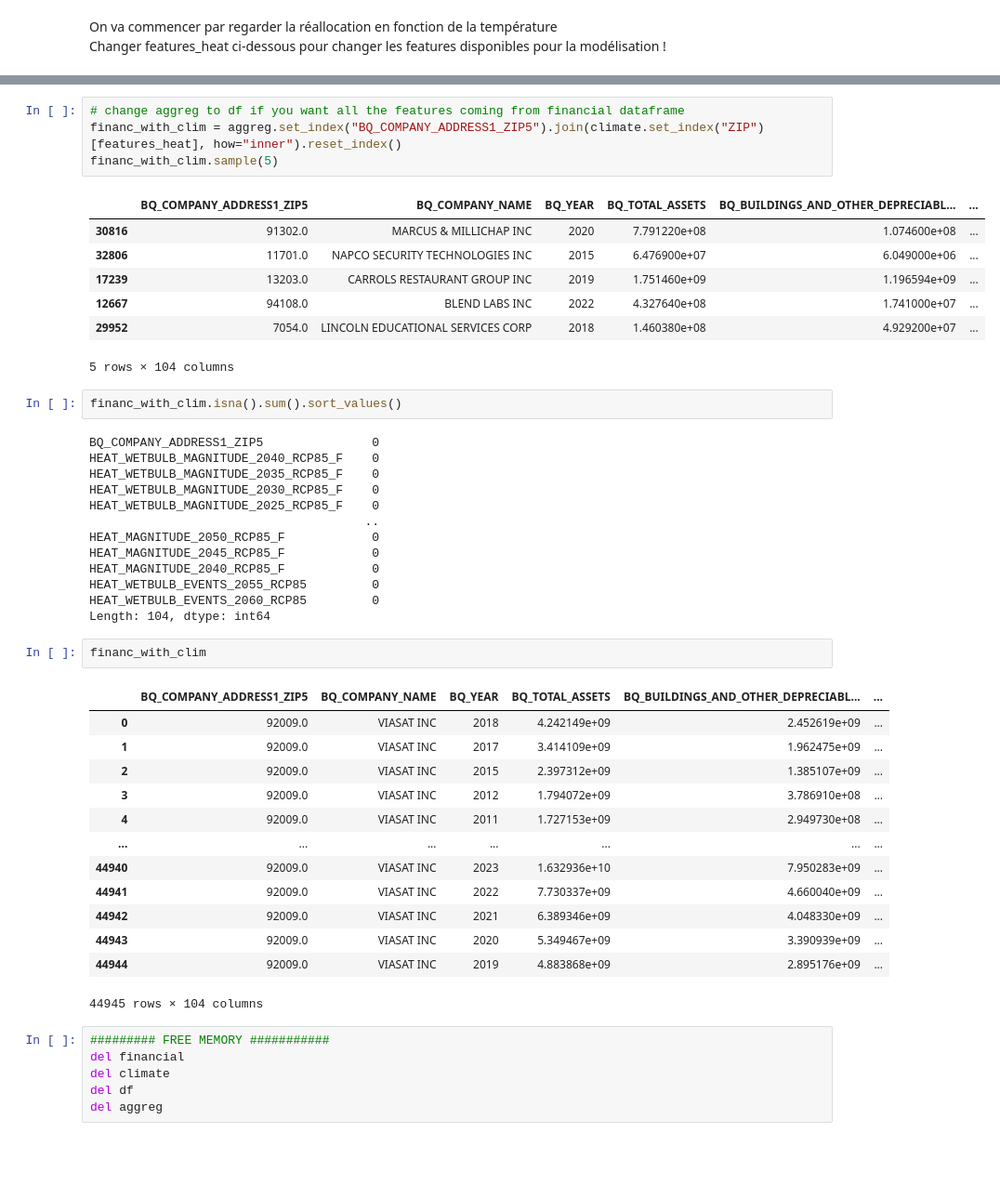
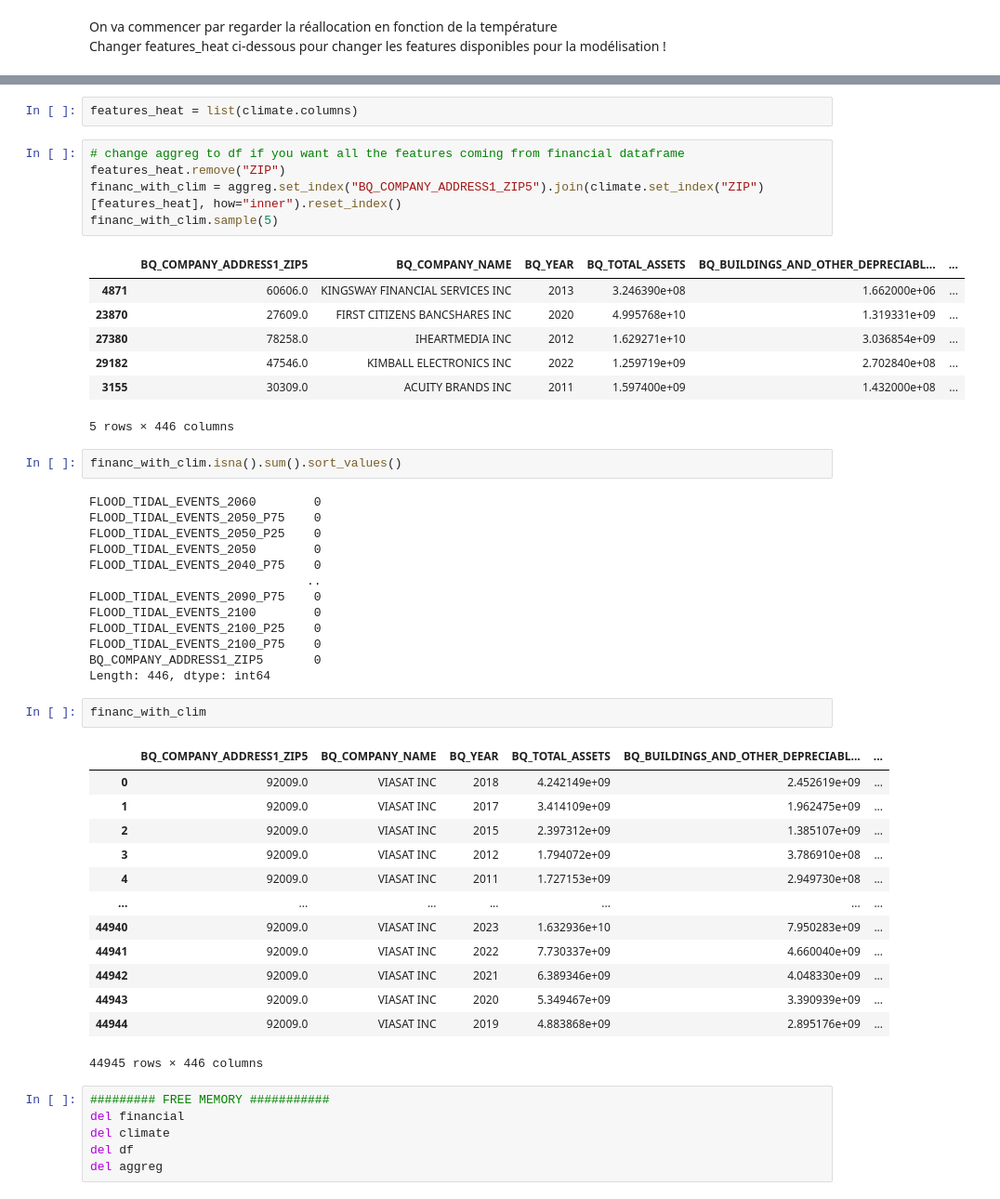
Before and after one commit to Askkip/StatAPP, a Jupyter notebook: US_Financials_Modeelisation.ipynb, the cells around one changed output, grey strips where cells are left out. Shown: that part at 93% size. Drawn from its saved outputs; the diff is of its cells as text; blank space fills up the shorter version.

```diff
--- a/US_Financials_Modeelisation.ipynb
+++ b/US_Financials_Modeelisation.ipynb
@@ -315,30 +230,33 @@ features_heat = ['HEAT_RATING', 'HEAT_THRESHOLD_F',
+# %%
+features_heat = list(climate.columns)
 # %%
 # change aggreg to df if you want all the features coming from financial dataframe
+features_heat.remove("ZIP")
 financ_with_clim = aggreg.set_index("BQ_COMPANY_ADDRESS1_ZIP5").join(climate.set_index("ZIP")[features_heat], how="inner").reset_index()
 financ_with_clim.sample(5)
 # %% [output]
 |  | BQ_COMPANY_ADDRESS1_ZIP5 | BQ_COMPANY_NAME | BQ_YEAR | BQ_TOTAL_ASSETS | BQ_BUILDINGS_AND_OTHER_DEPRECIABL... | ... |
-| 30816 | 91302.0 | MARCUS & MILLICHAP INC | 2020 | 7.791220e+08 | 1.074600e+08 | ... |
-| 32806 | 11701.0 | NAPCO SECURITY TECHNOLOGIES INC | 2015 | 6.476900e+07 | 6.049000e+06 | ... |
-| 17239 | 13203.0 | CARROLS RESTAURANT GROUP INC | 2019 | 1.751460e+09 | 1.196594e+09 | ... |
-| 12667 | 94108.0 | BLEND LABS INC | 2022 | 4.327640e+08 | 1.741000e+07 | ... |
-| 29952 | 7054.0 | LINCOLN EDUCATIONAL SERVICES CORP | 2018 | 1.460380e+08 | 4.929200e+07 | ... |
+| 4871 | 60606.0 | KINGSWAY FINANCIAL SERVICES INC | 2013 | 3.246390e+08 | 1.662000e+06 | ... |
+| 23870 | 27609.0 | FIRST CITIZENS BANCSHARES INC | 2020 | 4.995768e+10 | 1.319331e+09 | ... |
+| 27380 | 78258.0 | IHEARTMEDIA INC | 2012 | 1.629271e+10 | 3.036854e+09 | ... |
+| 29182 | 47546.0 | KIMBALL ELECTRONICS INC | 2022 | 1.259719e+09 | 2.702840e+08 | ... |
+| 3155 | 30309.0 | ACUITY BRANDS INC | 2011 | 1.597400e+09 | 1.432000e+08 | ... |
-5 rows × 104 columns
+5 rows × 446 columns
 # %%
 financ_with_clim.isna().sum().sort_values()
 # %% [output]
-BQ_COMPANY_ADDRESS1_ZIP5               0
-HEAT_WETBULB_MAGNITUDE_2040_RCP85_F    0
-HEAT_WETBULB_MAGNITUDE_2035_RCP85_F    0
-HEAT_WETBULB_MAGNITUDE_2030_RCP85_F    0
-HEAT_WETBULB_MAGNITUDE_2025_RCP85_F    0
-                                      ..
-HEAT_MAGNITUDE_2050_RCP85_F            0
-HEAT_MAGNITUDE_2045_RCP85_F            0
-HEAT_MAGNITUDE_2040_RCP85_F            0
-HEAT_WETBULB_EVENTS_2055_RCP85         0
-HEAT_WETBULB_EVENTS_2060_RCP85         0
-Length: 104, dtype: int64
+FLOOD_TIDAL_EVENTS_2060        0
+FLOOD_TIDAL_EVENTS_2050_P75    0
+FLOOD_TIDAL_EVENTS_2050_P25    0
+FLOOD_TIDAL_EVENTS_2050        0
+FLOOD_TIDAL_EVENTS_2040_P75    0
+                              ..
+FLOOD_TIDAL_EVENTS_2090_P75    0
+FLOOD_TIDAL_EVENTS_2100        0
+FLOOD_TIDAL_EVENTS_2100_P25    0
+FLOOD_TIDAL_EVENTS_2100_P75    0
+BQ_COMPANY_ADDRESS1_ZIP5       0
+Length: 446, dtype: int64
 # %%
 financ_with_clim
 # %% [output]
@@ -354,7 +272,7 @@ financ_with_clim
 | 44942 | 92009.0 | VIASAT INC | 2021 | 6.389346e+09 | 4.048330e+09 | ... |
 | 44943 | 92009.0 | VIASAT INC | 2020 | 5.349467e+09 | 3.390939e+09 | ... |
 | 44944 | 92009.0 | VIASAT INC | 2019 | 4.883868e+09 | 2.895176e+09 | ... |
-44945 rows × 104 columns
+44945 rows × 446 columns
 # %%
 ######### FREE MEMORY ###########
 del financial
```
Also changed, not shown: parts of 23 cells of this notebook.
